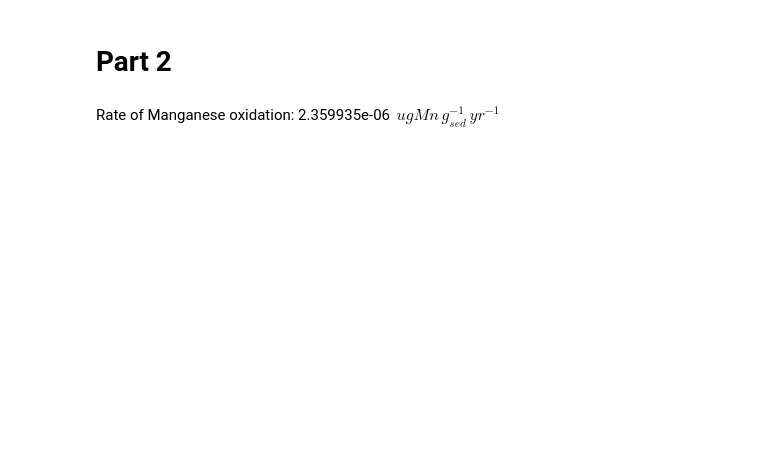
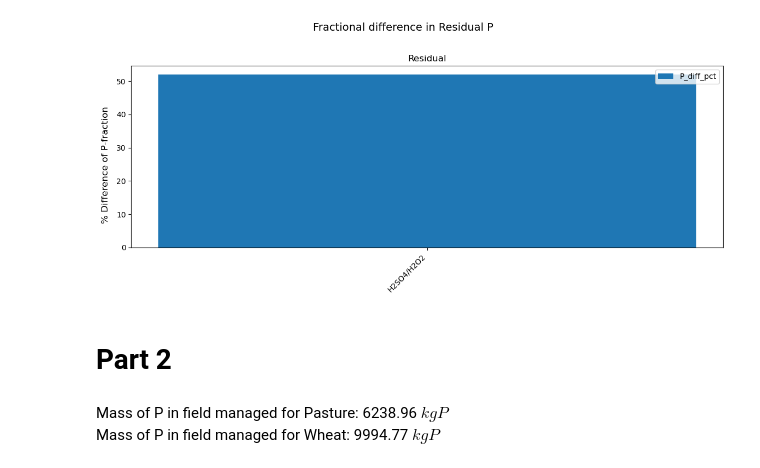
Before and after one commit to rjost1/GEOS685, a Jupyter notebook: homework4.ipynb, the cells around one changed output. Drawn from its saved outputs; the diff is of its cells as text; code cells hidden in the pictures; blank space fills up the shorter version.

```diff
--- a/homework4.ipynb
+++ b/homework4.ipynb
@@ -133,2 +134,14 @@ plot_grouped_bars(
+# %%
+plot_grouped_bars(
+    extract_df,
+    category_col="Method",
+    group_col="Pool",
+    value_cols=["P_diff_pct"],
+    groups_to_plot=["Residual"],
+    title="Fractional difference in Residual P",
+    ylabel="% Difference of P-fraction"
+)
+# %% [output]
+[figure, added]
 # %% [markdown]
 # Part 2
@@ -137,9 +165,11 @@ from IPython.display import display, Markdown
 
 display(Markdown(
     fr"""
-Rate of Manganese oxidation: {Mn_oxidation:e} $\,ugMn\,g_{{sed}}^{{-1}}\,yr^{{-1}}$
+Mass of P in field managed for Pasture: {pasture_total_p:.2f} $kgP$\
+Mass of P in field managed for Wheat: {wheat_total_p:.2f} $kgP$
 """
 ))
 # %% [output]
 
-Rate of Manganese oxidation: 2.359935e-06 $\,ugMn\,g_{sed}^{-1}\,yr^{-1}$
+Mass of P in field managed for Pasture: 6238.96 $kgP$\
+Mass of P in field managed for Wheat: 9994.77 $kgP$
```
Also changed, not shown: parts of 7 cells of this notebook.
